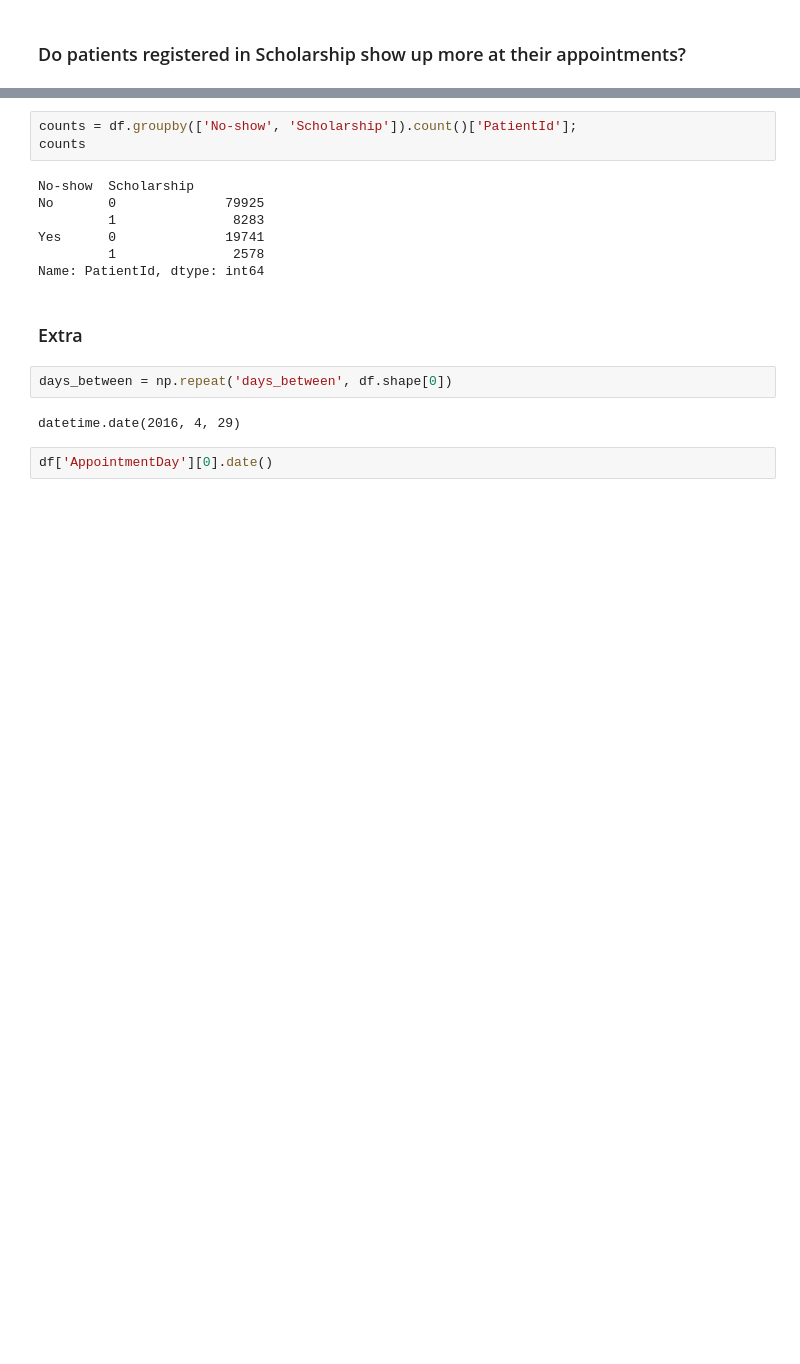
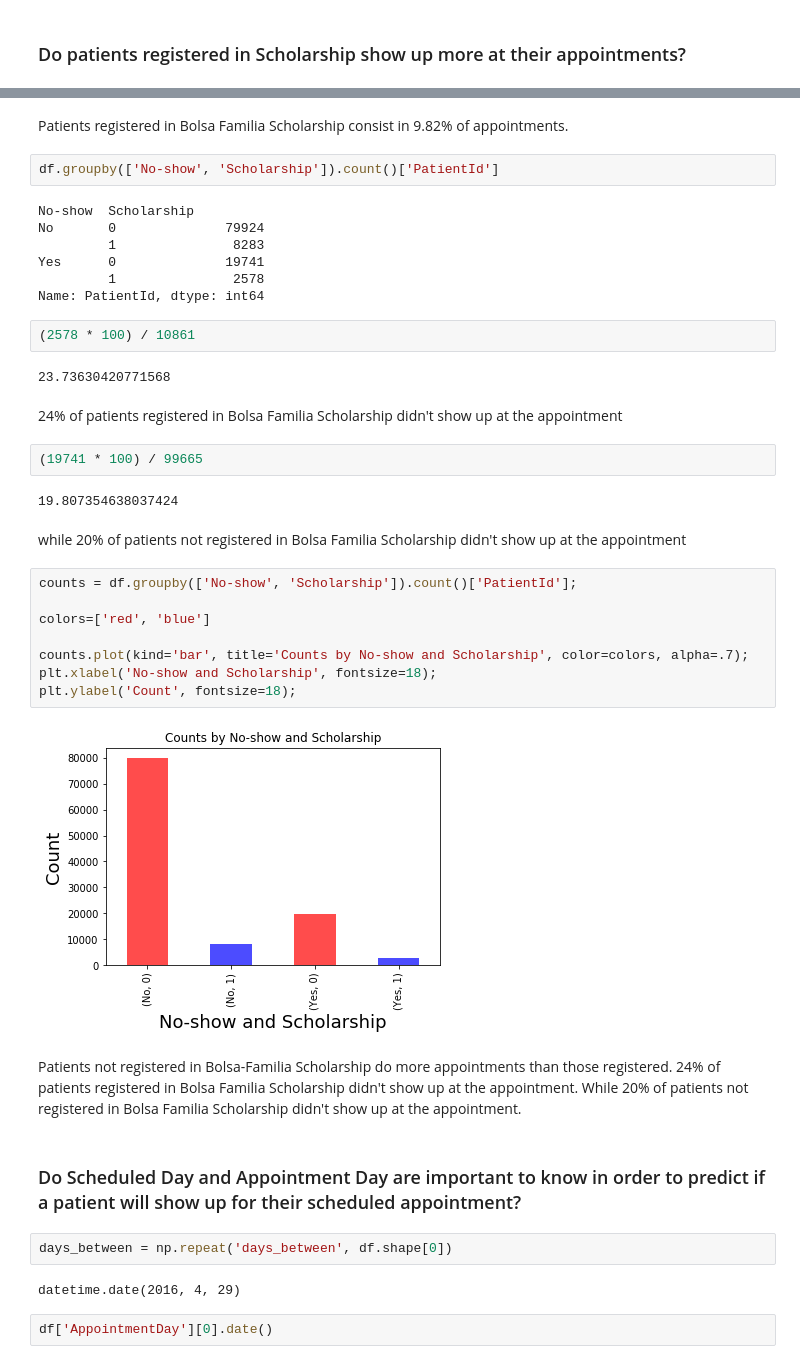
Before and after one commit to diegourban/no-show, a Jupyter notebook: no_show.ipynb, the cells around one changed output, grey strips where cells are left out. Cells and saved outputs as stored; diff of their text form; blank space fills up the shorter version.

```diff
--- a/no_show.ipynb
+++ b/no_show.ipynb
@@ -215,15 +225,42 @@ plt.ylabel('Count', fontsize=18);
+# %% [markdown]
+Patients registered in Bolsa Familia Scholarship consist in 9.82% of appointments.
 # %%
-counts = df.groupby(['No-show', 'Scholarship']).count()['PatientId'];
-counts
+df.groupby(['No-show', 'Scholarship']).count()['PatientId']
 # %% [output]
 No-show  Scholarship
-No       0              79925
+No       0              79924
          1               8283
 Yes      0              19741
          1               2578
 Name: PatientId, dtype: int64
-# %% [markdown]
-### Extra
+# %%
+(2578 * 100) / 10861
+# %% [output]
+23.73630420771568
+# %% [markdown]
+24% of patients registered in Bolsa Familia Scholarship didn't show up at the appointment
+# %%
+(19741 * 100) / 99665
+# %% [output]
+19.807354638037424
+# %% [markdown]
+while 20% of patients not registered in Bolsa Familia Scholarship didn't show up at the appointment
+# %%
+counts = df.groupby(['No-show', 'Scholarship']).count()['PatientId'];
+
+colors=['red', 'blue']
+
+counts.plot(kind='bar', title='Counts by No-show and Scholarship', color=colors, alpha=.7);
+plt.xlabel('No-show and Scholarship', fontsize=18);
+plt.ylabel('Count', fontsize=18);
+# %% [output]
+[figure, added]
+# %% [markdown]
+Patients not registered in Bolsa-Familia Scholarship do more appointments than those registered.
+24% of patients registered in Bolsa Familia Scholarship didn't show up at the appointment.
+While 20% of patients not registered in Bolsa Familia Scholarship didn't show up at the appointment.
+# %% [markdown]
+### Do Scheduled Day and Appointment Day are important to know in order to predict if a patient will show up for their scheduled appointment?
 # %%
 days_between = np.repeat('days_between', df.shape[0])
 # %% [output]
```
Also changed, not shown: parts of 10 cells of this notebook.
